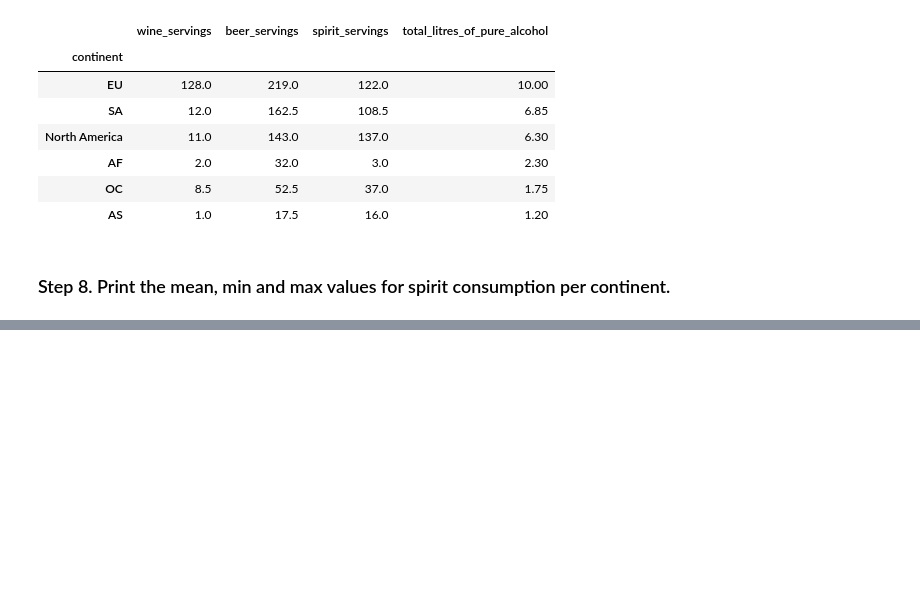
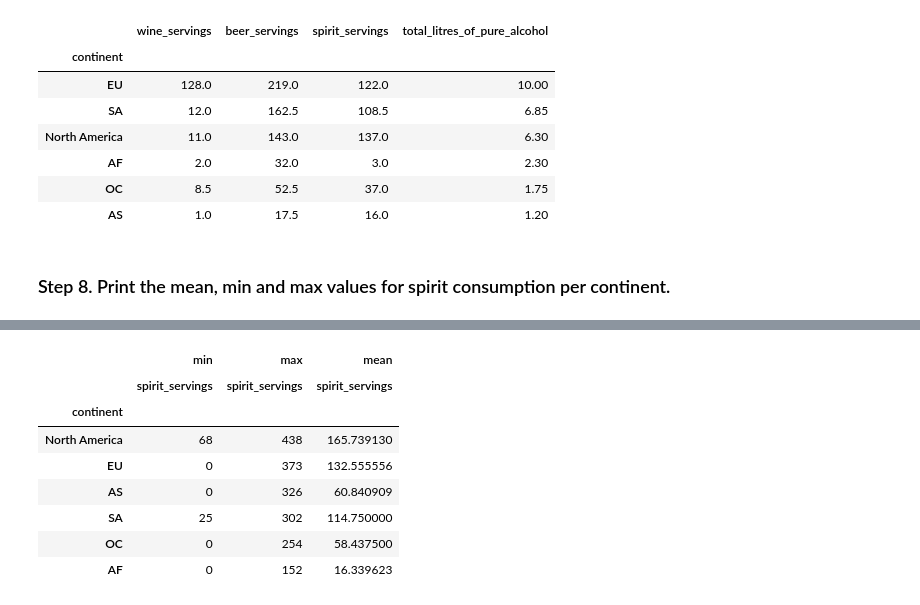
Before and after one commit to haizeaj/2026-10-BILBAO-FT-Data-Science, a Jupyter notebook: 2-Data_Analysis/2-Pandas/Practica/4-Alcohol_Consumption/Alcohol_Consumption_haizea.ipynb, the cells around one changed output, grey strips where cells are left out. Cells and saved outputs as stored; diff of their text form; code cells hidden in the pictures; blank space fills up the shorter version.

```diff
--- a/2-Data_Analysis/2-Pandas/Practica/4-Alcohol_Consumption/Alcohol_Consumption_haizea.ipynb
+++ b/2-Data_Analysis/2-Pandas/Practica/4-Alcohol_Consumption/Alcohol_Consumption_haizea.ipynb
@@ -222,0 +279,12 @@ KeyError: 'total_litres_of_pure_alcohol'
+# %%
+drinks.pivot_table(index="continent", values="spirit_servings", aggfunc=["min", "max", "mean"]).sort_values(by=("max", "spirit_servings"), ascending=False)
+# %% [output]
+|  | min | max | mean |
+|  | spirit_servings | spirit_servings | spirit_servings |
+| continent |  |  |  |
+| North America | 68 | 438 | 165.739130 |
+| EU | 0 | 373 | 132.555556 |
+| AS | 0 | 326 | 60.840909 |
+| SA | 25 | 302 | 114.750000 |
+| OC | 0 | 254 | 58.437500 |
+| AF | 0 | 152 | 16.339623 |
```
Also changed, not shown: parts of 12 cells of this notebook, 4 other files.
